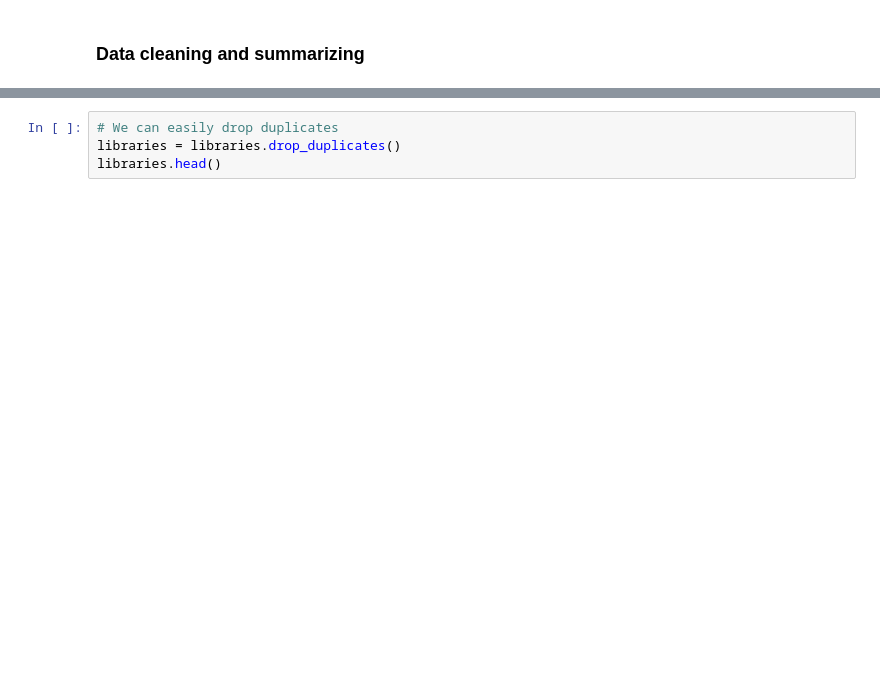
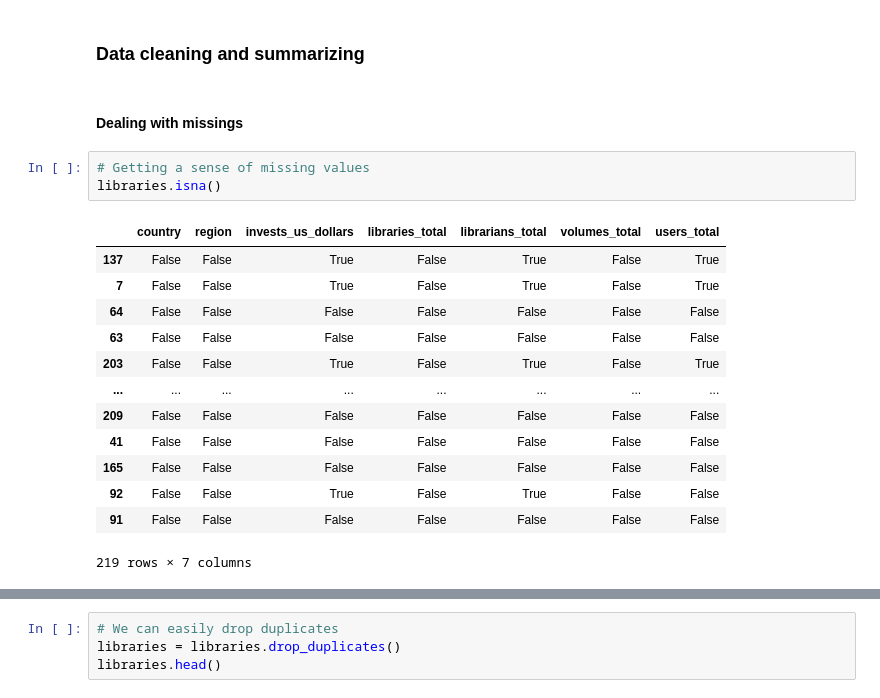
Before and after one commit to GabrielReisR/python_scripts, a Jupyter notebook: pandas_basics.ipynb, the cells around one changed output, grey strips where cells are left out. Saved outputs shown, nothing was run; the diff lists cells and outputs as text; blank space fills up the shorter version.

```diff
--- a/pandas_basics.ipynb
+++ b/pandas_basics.ipynb
@@ -803,2 +967,21 @@ region_books # 'mean' is the default aggregator
 # %% [markdown]
 ### Data cleaning and summarizing
+# %% [markdown]
+#### Dealing with missings
+# %%
+# Getting a sense of missing values
+libraries.isna()
+# %% [output]
+|  | country | region | invests_us_dollars | libraries_total | librarians_total | volumes_total | users_total |
+| 137 | False | False | True | False | True | False | True |
+| 7 | False | False | True | False | True | False | True |
+| 64 | False | False | False | False | False | False | False |
+| 63 | False | False | False | False | False | False | False |
+| 203 | False | False | True | False | True | False | True |
+| ... | ... | ... | ... | ... | ... | ... | ... |
+| 209 | False | False | False | False | False | False | False |
+| 41 | False | False | False | False | False | False | False |
+| 165 | False | False | False | False | False | False | False |
+| 92 | False | False | True | False | True | False | False |
+| 91 | False | False | False | False | False | False | False |
+219 rows × 7 columns
```
Also changed, not shown: parts of 21 cells of this notebook.
